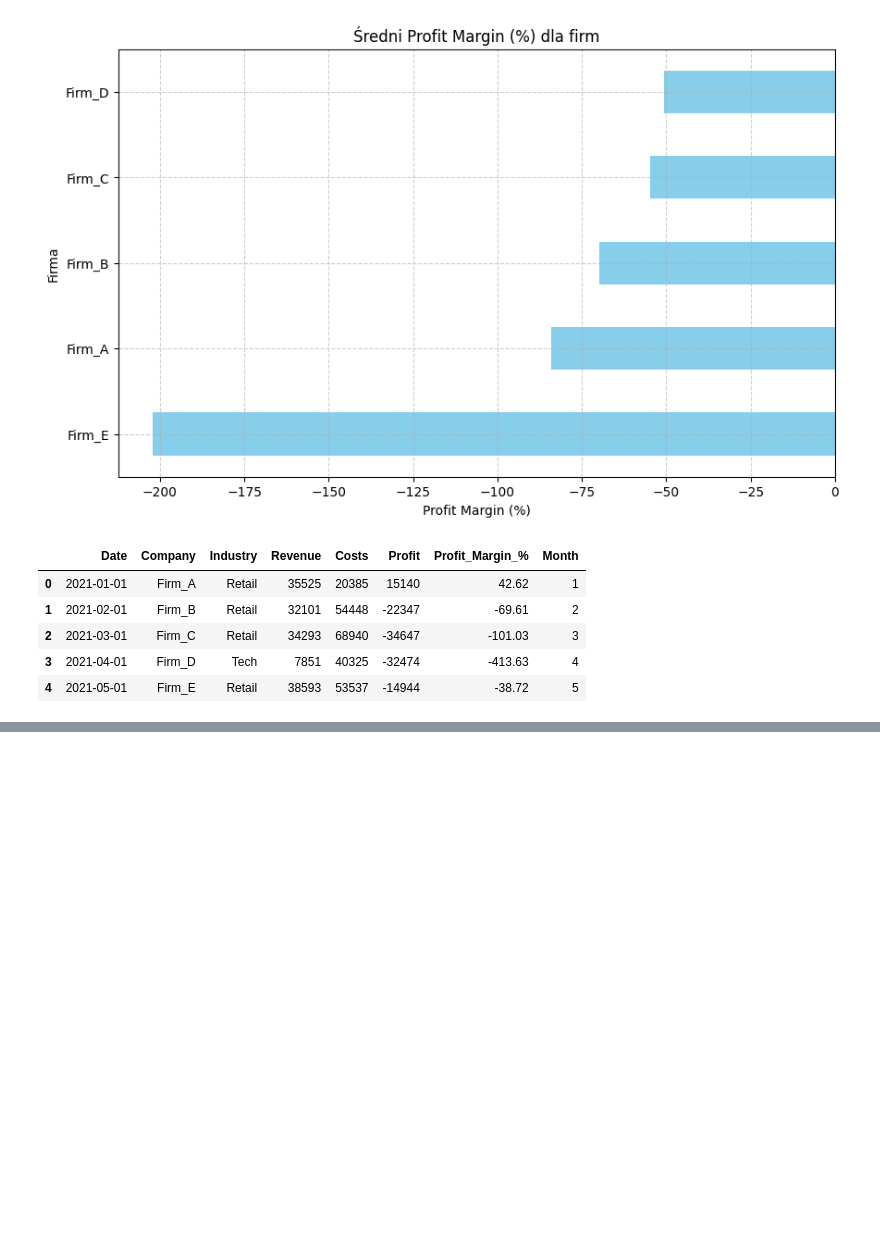
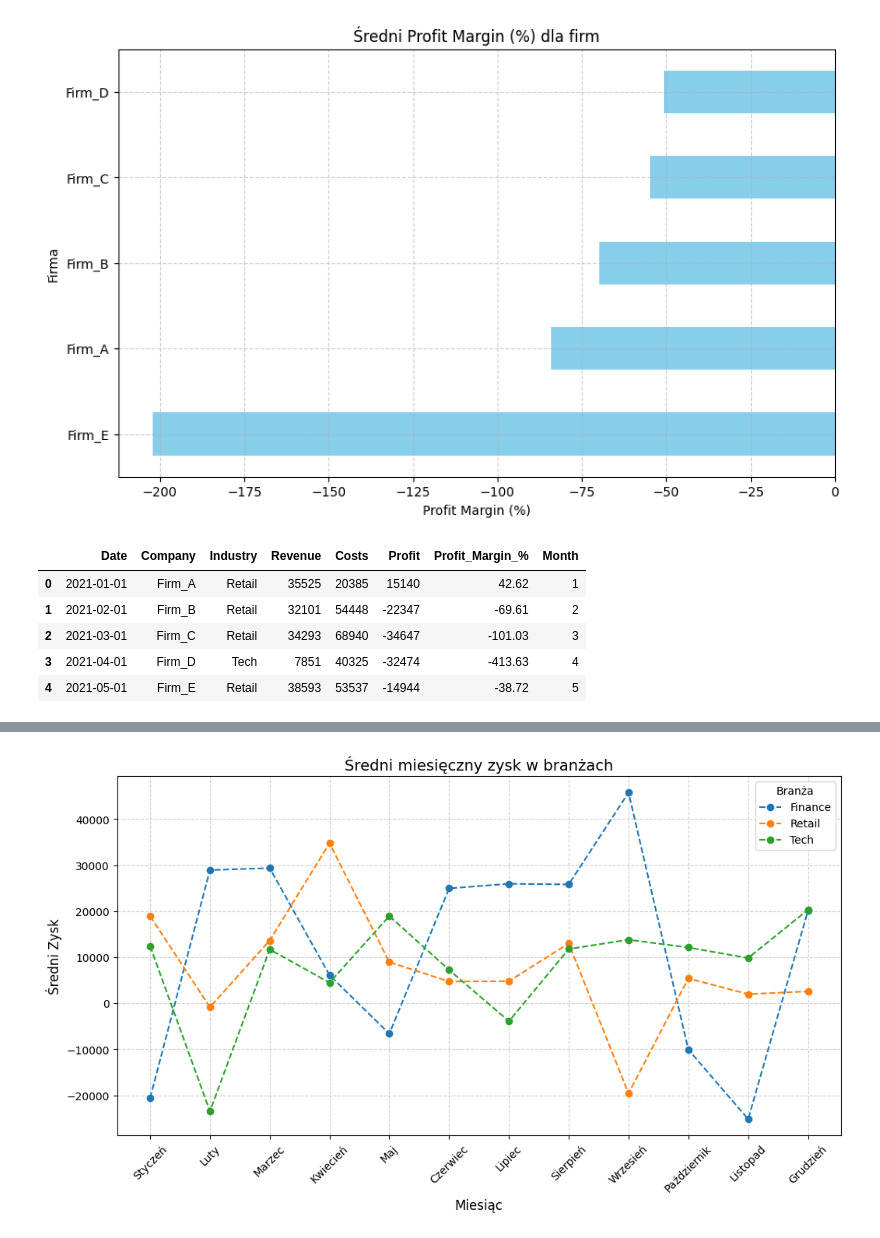
Before and after one commit to HMurawski/dump, a Jupyter notebook: dump_learning/300125/32.ipynb, the cells around one changed output, grey strips where cells are left out. Drawn from its saved outputs; the diff is of its cells as text; code cells hidden in the pictures; blank space fills up the shorter version.

```diff
--- a/dump_learning/300125/32.ipynb
+++ b/dump_learning/300125/32.ipynb
@@ -109,0 +87,6 @@ Name: Profit, dtype: float64
+# %%
+avg_monthly_profit_by_industry = df.groupby(["Industry","Month"])["Profit"].mean()
+df_avg_profit = avg_monthly_profit_by_industry.reset_index()
+df_avg_profit.columns = ["Industry", "Month", "Avg Profit"]
+df_avg_profit = df_avg_profit.sort_values(["Industry", "Month"])
+df_avg_profit.head()
@@ -109,0 +100,18 @@ Name: Profit, dtype: float64
+# %%
+plt.figure(figsize=(12, 6))
+
+
+for industry in df_avg_profit["Industry"].unique():
+    subset = df_avg_profit[df_avg_profit["Industry"] == industry]
+    plt.plot(subset["Month"], subset["Avg Profit"], marker="o", linestyle="--", label=industry)
+
+plt.title("Średni miesięczny zysk w branżach", fontsize=14)
+plt.xlabel("Miesiąc", fontsize=12)
+plt.ylabel("Średni Zysk", fontsize=12)
+plt.legend(title="Branża")
+plt.grid(True, linestyle="--", alpha=0.6)
+plt.xticks(range(1, 13), labels=["Styczeń", "Luty", "Marzec", "Kwiecień", "Maj", "Czerwiec", "Lipiec", "Sierpień", "Wrzesień", "Październik", "Listopad", "Grudzień"], rotation=45)
+
+plt.show()
+# %% [output]
+[figure, added]
```
Also changed, not shown: parts of 3 cells of this notebook, 1 other file.
